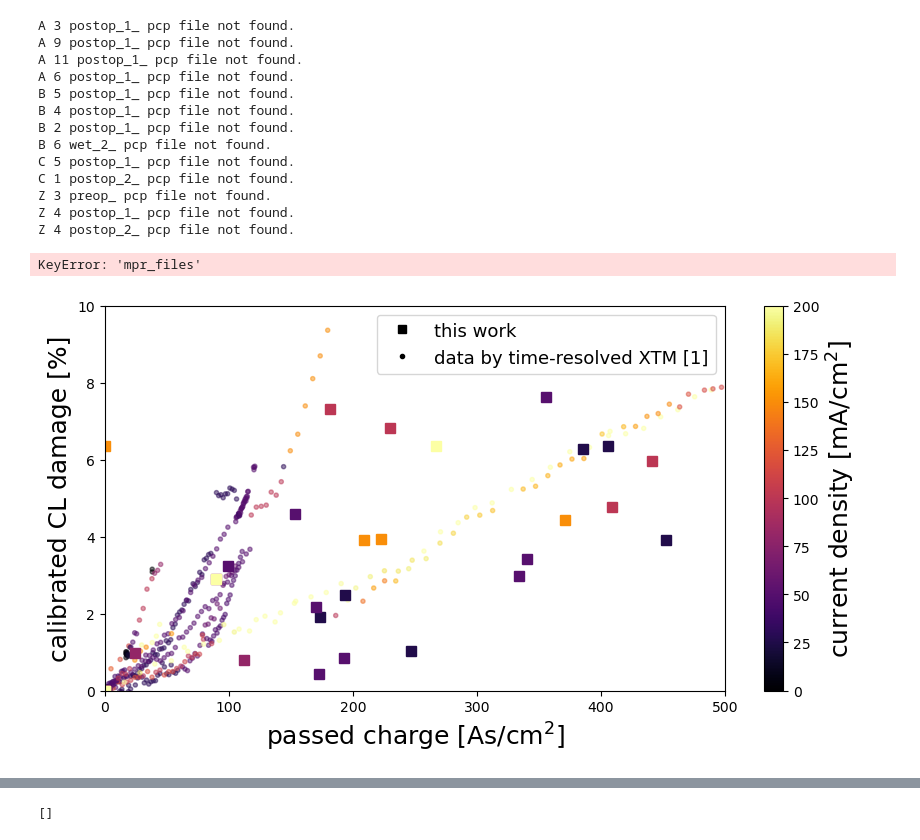
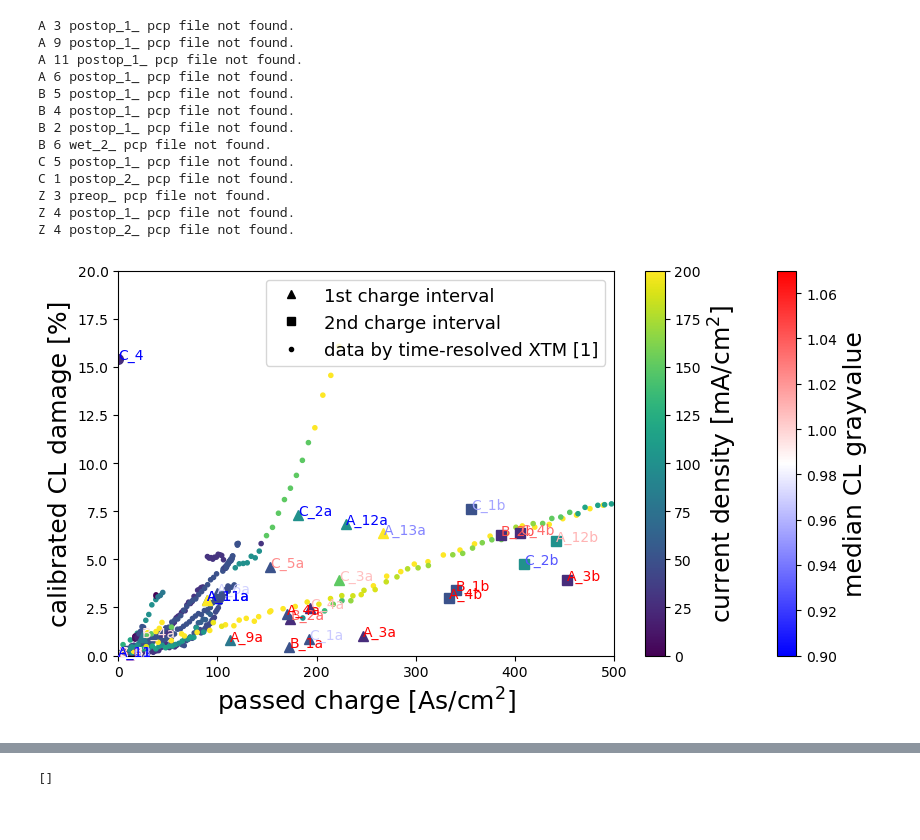
Before and after one commit to Pescatore23/coely_postmortem, a Jupyter notebook: CL_damage.ipynb, the cells around one changed output, grey strips where cells are left out. Drawn from its saved outputs; the diff is of its cells as text; code cells hidden in the pictures.

```diff
--- a/CL_damage.ipynb
+++ b/CL_damage.ipynb
@@ -88,6 +68,9 @@ for impath in image_paths:
     # print(impath)
     ser = impath[0]
     sample = impath[1]
+    if ser+'_'+sample == 'Z_7':
+        image_paths.remove(impath)
+        continue
     image_dict[ser][sample] = {}
     im = skimage.io.imread(impath[-1])
     images.append(im)
@@ -373,6 +381,7 @@ for ser in series:
     samples = list(data[ser].keys())
     for sample in samples:
         if ser == 'B' and sample == '6': continue
+        if ser == 'Z' and sample == '7': continue
         stages = list(data[ser][sample].keys())
         for stage in stages:
             if stage == 'preop_':
@@ -386,8 +395,6 @@ for ser in series:
             # print(Q,I)
             data[ser][sample][stage]['Q [As/cm2]'] = Q
             data[ser][sample][stage]['I [mA/cm2]'] = I
-# %% [output]
-KeyError: 'mpr_files'
 # %%
 def plot_charge(ab,current, i):
     ser = ab.split('_')[0]
@@ -437,29 +444,34 @@ def plot_damage_vs_charge(ab,I, norm, ax, norm2):
         # color = 'k'
         # if ser=='C' or ser=='Z': color='r'
         marker = 'o'
+        txt = ab
         if key == 'postop_1':
             marker = '^'
+            txt = txt+'a'
         if key == 'postop_2':
             marker = 's'
-        marker = 's'
+            txt = txt+'b'
+        # marker = 's'
         x, y = Q, (holeval-baseval)/1000/500*100
         ax.plot(x, y, marker=marker, color = color, markersize=7)
         # acolor = 'k'
         # if med_dict[ser][sample][key] > 0.99263966: acolor = 'r'
         med = med_dict[ser][sample][key]
         # ab = 'O'
-        # ax.annotate(ab, (x,y), color=cm.bwr(norm2(med)))
+        ax.annotate(txt, (x,y), color=cm.bwr(norm2(med)))
 
 def linear(m, x0, label=None):
     x = np.arange(600)
     plt.plot(x, (x-x0)*m, 'k', alpha=0.3, label=label)
 # %%
 norm = Normalize(vmin=0,vmax=200)
-norm2 = Normalize(vmin=0.9,vmax=1.07)
+d = 0
+norm2 = Normalize(vmin=0.9-d,vmax=1.07-d)
 fig, ax = plt.subplots(figsize = (10,5))
-cmap = cm.inferno
-ax.scatter(df['charge'], df['damage'],marker='.', c = cmap(norm(df['current'])), alpha = 0.5)
-ax.plot(0,0,'ks', label='this work')
+cmap = cm.viridis #inferno
+ax.scatter(df['charge'], df['damage'],marker='.', c = cmap(norm(df['current'])))#, alpha = 0.5)
+ax.plot(0,0,'k^', label='1st charge interval')
+ax.plot(0,0,'ks', label='2nd charge interval')
 ax.plot(0,0,'k.', label='data by time-resolved XTM [1]')
 i = 0
 for ab in current_25:
@@ -481,38 +493,38 @@ for ab in current_150:
     i = i+1
 i = 0
 for ab in current_80_special:
     plot_damage_vs_charge(ab,80, norm, ax, norm2)
     i = i+1
 i = 0
 for ab in current_50_special:
     plot_damage_vs_charge(ab,50, norm, ax, norm2)
     i = i+1
 i = 0
 for ab in current_high_special:
     plot_damage_vs_charge(ab,250,norm, ax, norm2)
     i = i+1
 # plt.legend()
 ax.set_xlabel('passed charge [As/cm$^2$]')
 # plt.ylabel('Q [As/cm2]')
 ax.set_ylabel('calibrated CL damage [%]')
-# fig.colorbar(plt.cm.ScalarMappable(norm=norm2, cmap=cm.bwr),
-             # ax=ax, label='median CL grayvalue')
+fig.colorbar(plt.cm.ScalarMappable(norm=norm2, cmap=cm.bwr),
+             ax=ax, label='median CL grayvalue')
 fig.colorbar(plt.cm.ScalarMappable(norm=norm, cmap=cmap),
              ax=ax, label='current density [mA/cm$^2$]')
 
 
 
 # plt.ylim(0)
 m0 = 0.0155
 # linear(m0,5, label = 'initial charge-damage relation')
-plt.ylim(0,10)
+plt.ylim(0,20)
 plt.xlim(0,500)
 plt.rc('legend', fontsize=13) #fontsize of the legend
 plt.legend()
 plt.rc('axes', labelsize=18) #fontsize of the x and y labels
-plt.savefig('/mpc/homes/fische_r/nanotom_data/modval_charge_damage_with_tomcat.svg', bbox_inches='tight')
+# plt.savefig('/mpc/homes/fische_r/paper/07-coely-postmortem/sketch_images/charge_damage_with_tomcat.pdf', bbox_inches='tight')
 # %% [output]
-[figure, old version]
+[figure, new version]
 # %%
 med_dict = hole_dict.copy()
 # %%
```
Also changed, not shown: parts of 6 cells of this notebook, 2 other files.
